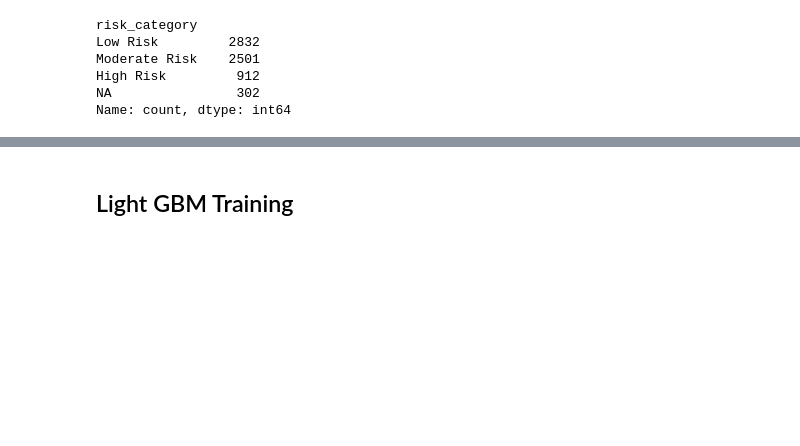
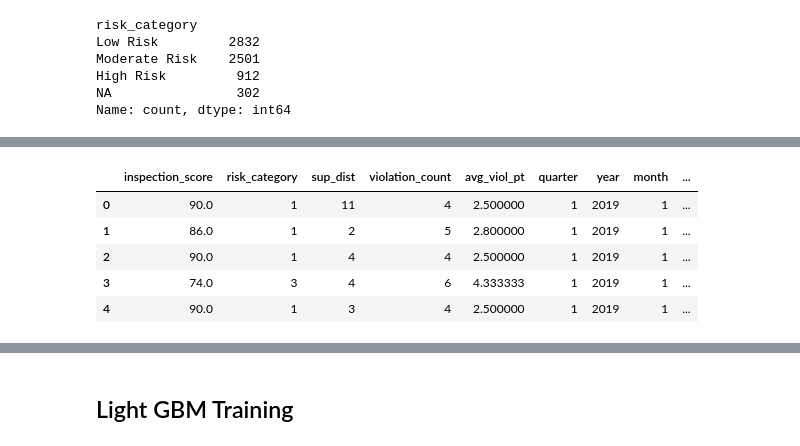
Before and after one commit to mchang674/ads-508-team-project, a Jupyter notebook: Data_ingest.ipynb, the cells around one changed output, grey strips where cells are left out. Drawn from its saved outputs; the diff is of its cells as text; code cells hidden in the pictures; blank space fills up the shorter version.

```diff
--- a/Data_ingest.ipynb
+++ b/Data_ingest.ipynb
@@ -678,3 +684,6 @@ violations['avg_viol_pt'] = (100 - violations['inspection_score'])/violations['v
 violations['quarter'] = violations['inspection_date'].dt.quarter
 # %% [markdown]
 ## Modeling
+# %%
+column_order = ['inspection_score'] + [col for col in violations.columns if col != 'inspection_score']
+violations = violations[column_order]
@@ -687,3 +705,17 @@ Moderate Risk    2501
 High Risk         912
 NA                302
 Name: count, dtype: int64
+# %%
+risk_mapping = {
+    'Low Risk': 1,
+    'Moderate Risk': 2,
+    'High Risk': 3,
+    'NA': 0
+}
+
+violations['risk_category'] = violations['risk_category'].replace(risk_mapping)
+violations['inspection_date'] = pd.to_datetime(violations['inspection_date'])
+violations['year'] = violations['inspection_date'].dt.year
+violations['month'] = violations['inspection_date'].dt.month
+violations['day'] = violations['inspection_date'].dt.day
+violations.drop(['inspection_date'], axis=1, inplace=True)
@@ -689,0 +731,2 @@ Name: count, dtype: int64
+# %%
+violations.drop(['business_name', 'business_address', 'violation_description'], axis=1, inplace=True)
@@ -690,3 +742,6 @@ Name: count, dtype: int64
 # %%
 violations_g = violations.groupby(["risk_category"])
 df_balanced = violations_g.apply(lambda x: x.sample(violations_g.size().min()).reset_index(drop=True))
+# %%
+violations = violations.dropna()
+violations.shape
@@ -693,3 +763,12 @@ df_balanced = violations_g.apply(lambda x: x.sample(violations_g.size().min()).r
+# %%
+violations.head()
+# %% [output]
+|  | inspection_score | risk_category | sup_dist | violation_count | avg_viol_pt | quarter | year | month | ... |
+| 0 | 90.0 | 1 | 11 | 4 | 2.500000 | 1 | 2019 | 1 | ... |
+| 1 | 86.0 | 1 | 2 | 5 | 2.800000 | 1 | 2019 | 1 | ... |
+| 2 | 90.0 | 1 | 4 | 4 | 2.500000 | 1 | 2019 | 1 | ... |
+| 3 | 74.0 | 3 | 4 | 6 | 4.333333 | 1 | 2019 | 1 | ... |
+| 4 | 90.0 | 1 | 3 | 4 | 2.500000 | 1 | 2019 | 1 | ... |
 # %%
 # Split all data into 80% train and 20% holdout
 df_train, df_holdout = train_test_split(df_balanced, test_size=0.20, stratify=df_balanced["risk_category"], random_state=508)
```
Also changed, not shown: parts of 23 cells of this notebook, 3 other files.
